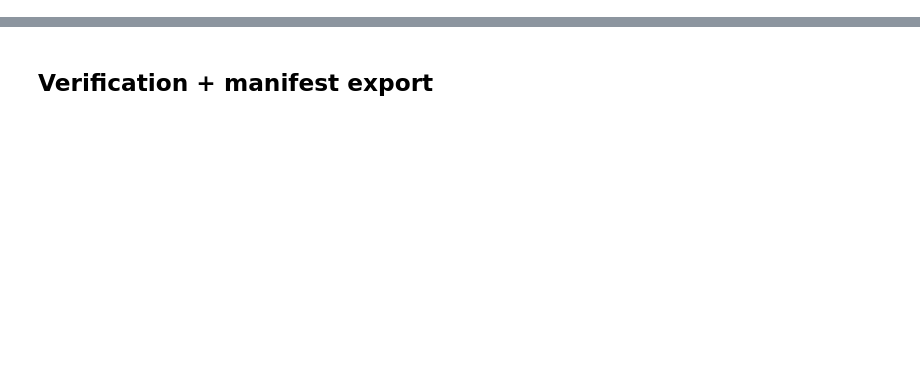
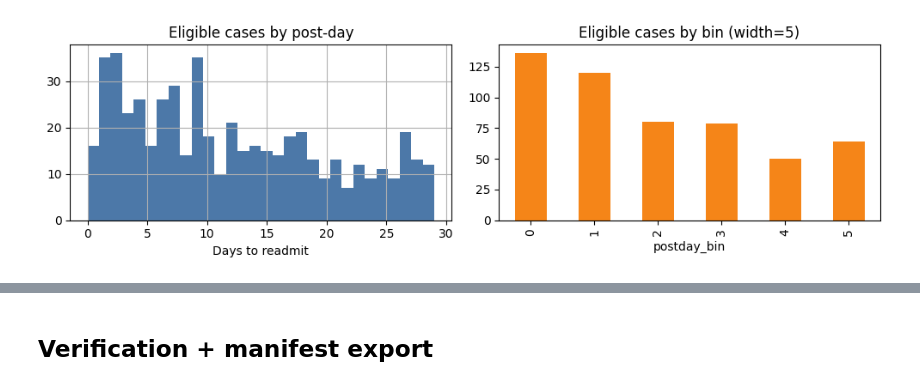
Before and after one commit to lorenzosimone25/Readmission-Factors, a Jupyter notebook: notebooks/setup_cohort.ipynb, the cells around one changed output, grey strips where cells are left out. Cells and saved outputs as stored; diff of their text form; code cells hidden in the pictures; blank space fills up the shorter version.

```diff
--- a/notebooks/setup_cohort.ipynb
+++ b/notebooks/setup_cohort.ipynb
@@ -238,0 +172,15 @@ Created 60 assignments
+# %%
+if not PARQUET_PATH.is_file():
+    raise FileNotFoundError(f"Cohort file not found: {PARQUET_PATH}")
+
+raw_df = pq.read_table(PARQUET_PATH).to_pandas()
+raw_df = raw_df[raw_df["row_id"].notna()].copy()
+raw_df["row_id"] = raw_df["row_id"].astype(str)
+
+eligible_df, exclusion_report = filter_eligible_cohort(raw_df, CONFIG)
+CONFIG.validate(len(CLINICIANS), len(eligible_df))
+
+print("Total rows:", exclusion_report.total_rows)
+print("Eligible rows:", exclusion_report.eligible_rows)
+print(json.dumps(exclusion_report.to_dict(), indent=2))
+eligible_df[["row_id", "postday", "postday_bin", "combined_note_len"]].head()
@@ -238,0 +211,11 @@ Created 60 assignments
+# %%
+fig, axes = plt.subplots(1, 2, figsize=(10, 3))
+eligible_df["postday"].hist(bins=30, ax=axes[0], color="#4C78A8")
+axes[0].set_title("Eligible cases by post-day")
+axes[0].set_xlabel("Days to readmit")
+eligible_df.groupby("postday_bin").size().sort_index().plot(kind="bar", ax=axes[1], color="#F58518")
+axes[1].set_title(f"Eligible cases by bin (width={CONFIG.postday_bin_width})")
+plt.tight_layout()
+plt.show()
+# %% [output]
+[figure, added]
```
Also changed, not shown: parts of 29 cells of this notebook, 34 other files.
